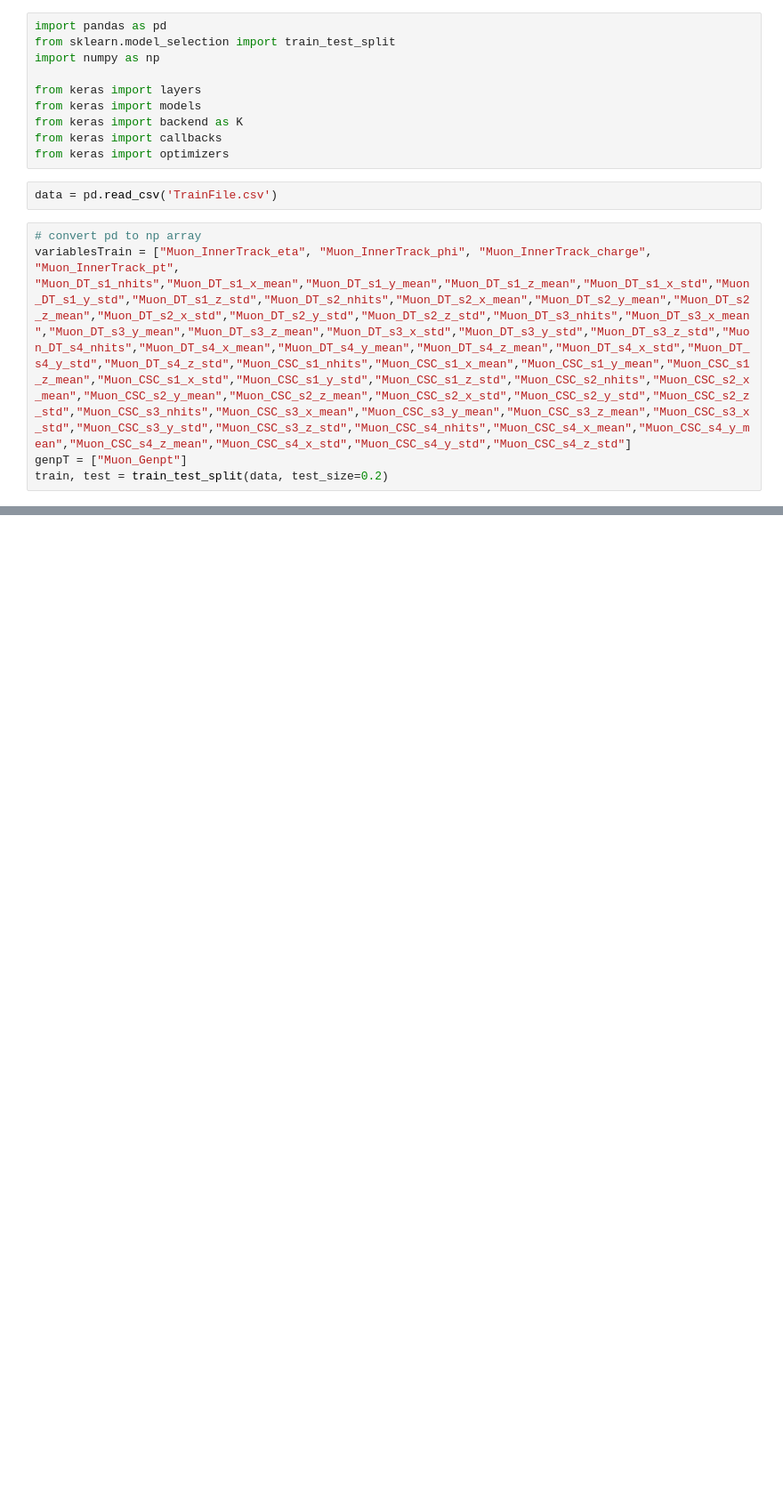
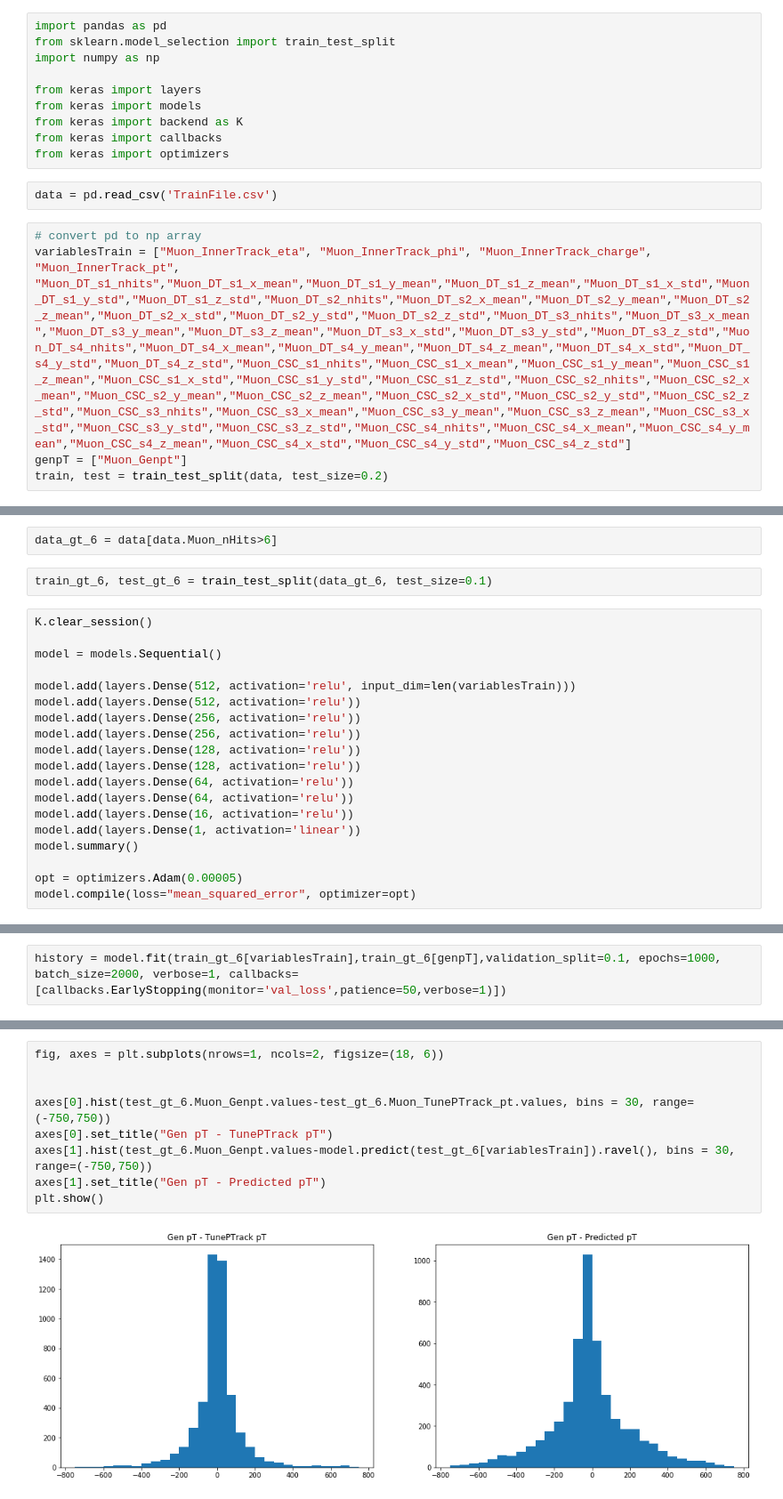
Before and after one commit to fmanteca/HighPt_DNN, a Jupyter notebook: training/Training.ipynb, the cells around one changed output, grey strips where cells are left out. Shown at 89% size. Saved outputs shown, nothing was run; the diff lists cells and outputs as text; blank space fills up the shorter version.

```diff
--- a/training/Training.ipynb
+++ b/training/Training.ipynb
@@ -100,0 +107,23 @@ plt.show()
+# %%
+data_gt_6 = data[data.Muon_nHits>6]
+# %%
+train_gt_6, test_gt_6 = train_test_split(data_gt_6, test_size=0.1)
+# %%
+K.clear_session()
+
+model = models.Sequential()
+
+model.add(layers.Dense(512, activation='relu', input_dim=len(variablesTrain)))
+model.add(layers.Dense(512, activation='relu'))
+model.add(layers.Dense(256, activation='relu'))
+model.add(layers.Dense(256, activation='relu'))
+model.add(layers.Dense(128, activation='relu'))
+model.add(layers.Dense(128, activation='relu'))
+model.add(layers.Dense(64, activation='relu'))
+model.add(layers.Dense(64, activation='relu'))
+model.add(layers.Dense(16, activation='relu'))
+model.add(layers.Dense(1, activation='linear'))
+model.summary()
+
+opt = optimizers.Adam(0.00005)
+model.compile(loss="mean_squared_error", optimizer=opt)
@@ -100,0 +148,2 @@ plt.show()
+# %%
+history = model.fit(train_gt_6[variablesTrain],train_gt_6[genpT],validation_split=0.1, epochs=1000, batch_size=2000, verbose=1, callbacks=[callbacks.EarlyStopping(monitor='val_loss',patience=50,verbose=1)])
@@ -100,0 +168,11 @@ plt.show()
+# %%
+fig, axes = plt.subplots(nrows=1, ncols=2, figsize=(18, 6))
+
+
+axes[0].hist(test_gt_6.Muon_Genpt.values-test_gt_6.Muon_TunePTrack_pt.values, bins = 30, range=(-750,750))
+axes[0].set_title("Gen pT - TunePTrack pT")
+axes[1].hist(test_gt_6.Muon_Genpt.values-model.predict(test_gt_6[variablesTrain]).ravel(), bins = 30, range=(-750,750))
+axes[1].set_title("Gen pT - Predicted pT")
+plt.show()
+# %% [output]
+[figure, added]
```
Also changed, not shown: parts of 9 cells of this notebook.
